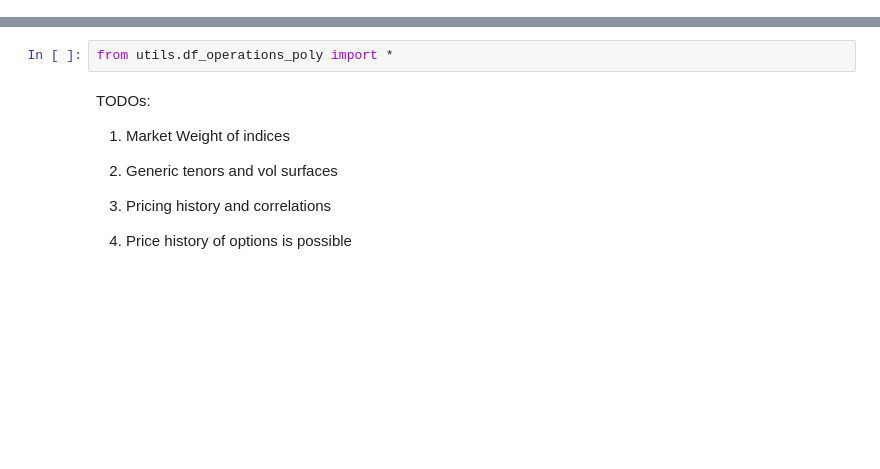
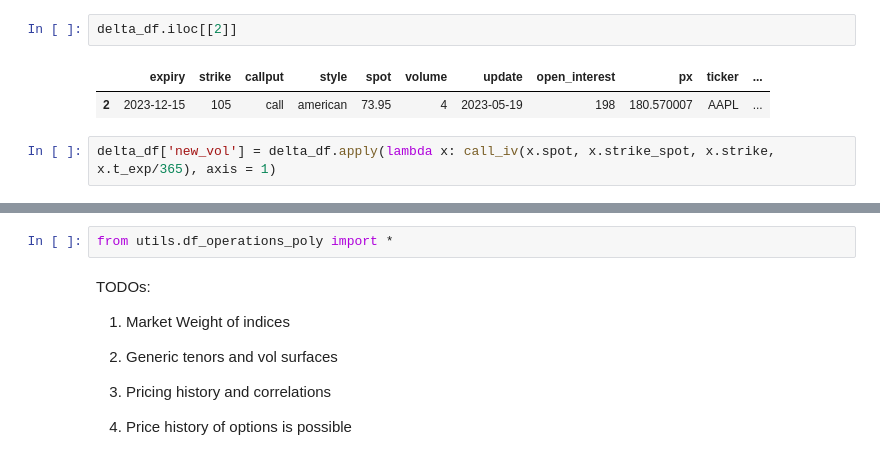
Before and after one commit to BenBowring/OptionSite, a Jupyter notebook: polygon_create.ipynb, the cells around one changed output, grey strips where cells are left out. Saved outputs shown, nothing was run; the diff lists cells and outputs as text; blank space fills up the shorter version.

```diff
--- a/polygon_create.ipynb
+++ b/polygon_create.ipynb
@@ -10,0 +62,7 @@ import yahooquery
+# %%
+delta_df.iloc[[2]]
+# %% [output]
+|  | expiry | strike | callput | style | spot | volume | update | open_interest | px | ticker | ... |
+| 2 | 2023-12-15 | 105 | call | american | 73.95 | 4 | 2023-05-19 | 198 | 180.570007 | AAPL | ... |
+# %%
+delta_df['new_vol'] = delta_df.apply(lambda x: call_iv(x.spot, x.strike_spot, x.strike, x.t_exp/365), axis = 1)
```
Also changed, not shown: parts of 24 cells of this notebook.
